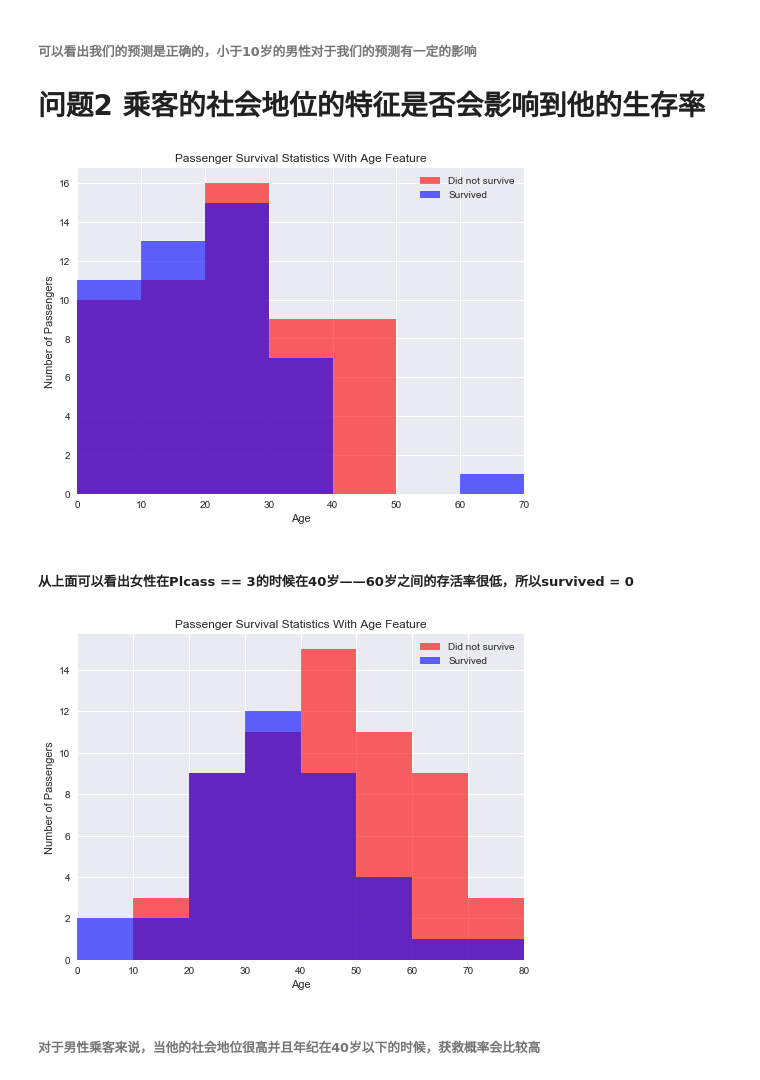
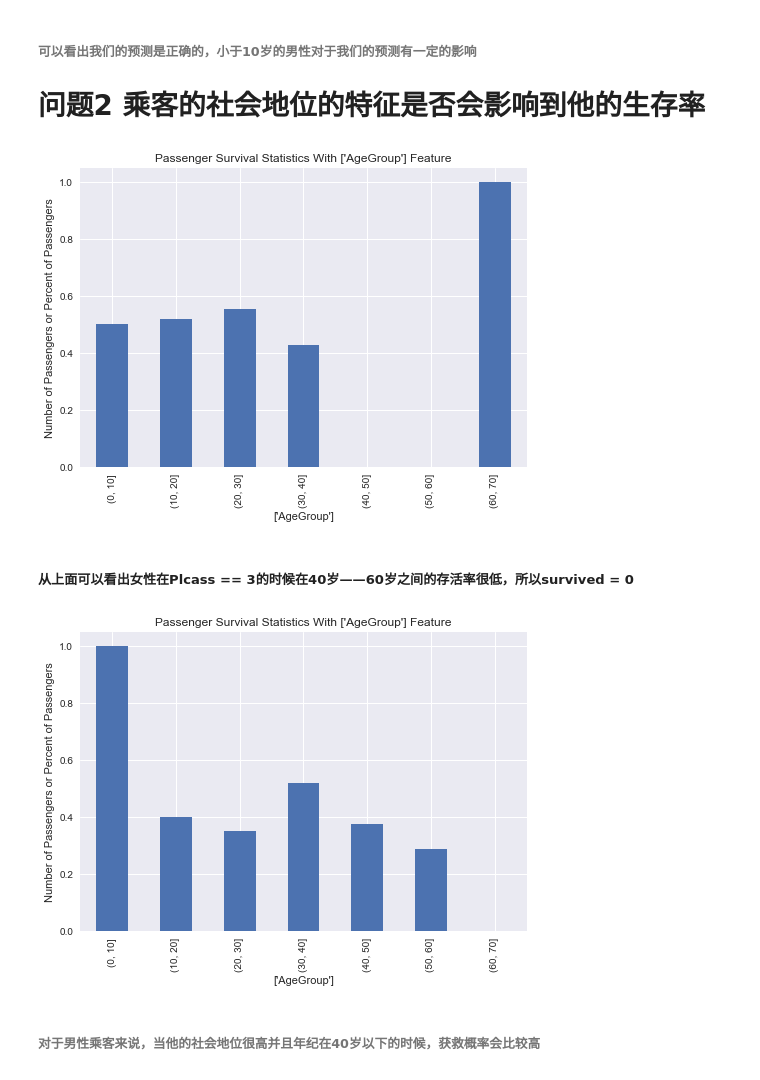
Before and after one commit to 1265040745/MyRepository, a Jupyter notebook: 数据分析/TaiTanData.ipynb, the cells around one changed output. Saved outputs shown, nothing was run; the diff lists cells and outputs as text; code cells hidden in the pictures.

```diff
--- a/数据分析/TaiTanData.ipynb
+++ b/数据分析/TaiTanData.ipynb
@@ -36,0 +93,5 @@ full_data.head(10)
+# %%
+#填充Age缺失值
+age_median = full_data.Age.median()
+full_data.Age.fillna(age_median,inplace=True)
+full_data.Age.describe()
@@ -37,4 +117,7 @@ full_data.head(10)
 # %%
+bins = np.arange(0,80,10)
+full_data["AgeGroup"] = pd.cut(full_data["Age"],bins)
+
 survived_data = full_data['Survived']
 show_data = full_data.drop(['Survived'],axis=1)
 show_data.head(10)
@@ -224,15 +278,15 @@ print survival_rate(survived_data,survival_mixing)
 ###### 可以看出我们的预测是正确的，小于10岁的男性对于我们的预测有一定的影响
 # 问题2 乘客的社会地位的特征是否会影响到他的生存率
 # %%
-survival_stats(show_data, survived_data, 'Age',["Pclass == 3", "Sex == 'female'"])
+survival_stats(full_data, k = "bar",key = ["AgeGroup"],get_value = "Survived",filters = ["Pclass == 3", "Sex == 'female'"])
 # %% [output]
-[figure, old version]
+[figure, new version]
 # %% [markdown]
 ##### 从上面可以看出女性在Plcass == 3的时候在40岁——60岁之间的存活率很低，所以survived = 0
 # %%
-survival_stats(show_data, survived_data, 'Age',["Pclass == 1", "Sex == 'male'"])
+survival_stats(full_data, k = "bar",key = ["AgeGroup"],get_value = "Survived",filters = ["Pclass == 1", "Sex == 'male'"])
 # %% [output]
-[figure, old version]
+[figure, new version]
 # %% [markdown]
 ###### 对于男性乘客来说，当他的社会地位很高并且年纪在40岁以下的时候，获救概率会比较高
 # %%
```
Also changed, not shown: parts of 36 cells of this notebook.
